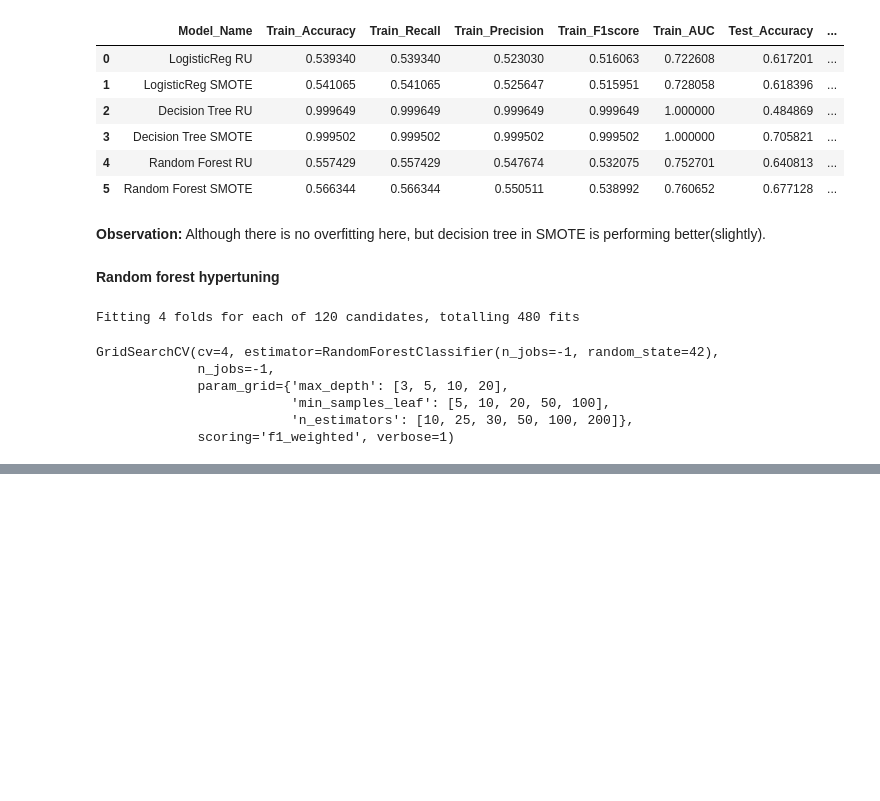
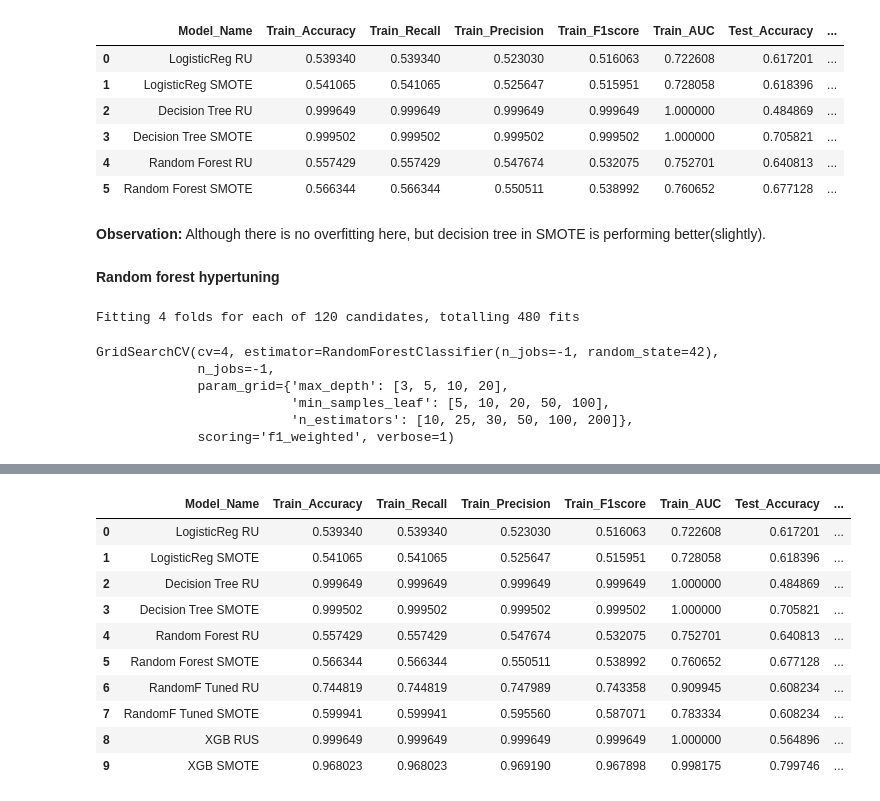
Before and after one commit to Ksangi/AlmaBetter-Email-Campaign-Effectiveness-Prediction, a Jupyter notebook: Email_Campaign_Effectiveness_Prediction.ipynb, the cells around one changed output, grey strips where cells are left out. Drawn from its saved outputs; the diff is of its cells as text; code cells hidden in the pictures; blank space fills up the shorter version.

```diff
--- a/Email_Campaign_Effectiveness_Prediction.ipynb
+++ b/Email_Campaign_Effectiveness_Prediction.ipynb
@@ -1059,0 +1256,14 @@ comparison_df
+# %%
+comparison_df
+# %% [output]
+|  | Model_Name | Train_Accuracy | Train_Recall | Train_Precision | Train_F1score | Train_AUC | Test_Accuracy | ... |
+| 0 | LogisticReg RU | 0.539340 | 0.539340 | 0.523030 | 0.516063 | 0.722608 | 0.617201 | ... |
+| 1 | LogisticReg SMOTE | 0.541065 | 0.541065 | 0.525647 | 0.515951 | 0.728058 | 0.618396 | ... |
+| 2 | Decision Tree RU | 0.999649 | 0.999649 | 0.999649 | 0.999649 | 1.000000 | 0.484869 | ... |
+| 3 | Decision Tree SMOTE | 0.999502 | 0.999502 | 0.999502 | 0.999502 | 1.000000 | 0.705821 | ... |
+| 4 | Random Forest RU | 0.557429 | 0.557429 | 0.547674 | 0.532075 | 0.752701 | 0.640813 | ... |
+| 5 | Random Forest SMOTE | 0.566344 | 0.566344 | 0.550511 | 0.538992 | 0.760652 | 0.677128 | ... |
+| 6 | RandomF Tuned RU | 0.744819 | 0.744819 | 0.747989 | 0.743358 | 0.909945 | 0.608234 | ... |
+| 7 | RandomF Tuned SMOTE | 0.599941 | 0.599941 | 0.595560 | 0.587071 | 0.783334 | 0.608234 | ... |
+| 8 | XGB RUS | 0.999649 | 0.999649 | 0.999649 | 0.999649 | 1.000000 | 0.564896 | ... |
+| 9 | XGB SMOTE | 0.968023 | 0.968023 | 0.969190 | 0.967898 | 0.998175 | 0.799746 | ... |
```
Also changed, not shown: parts of 26 cells of this notebook.
